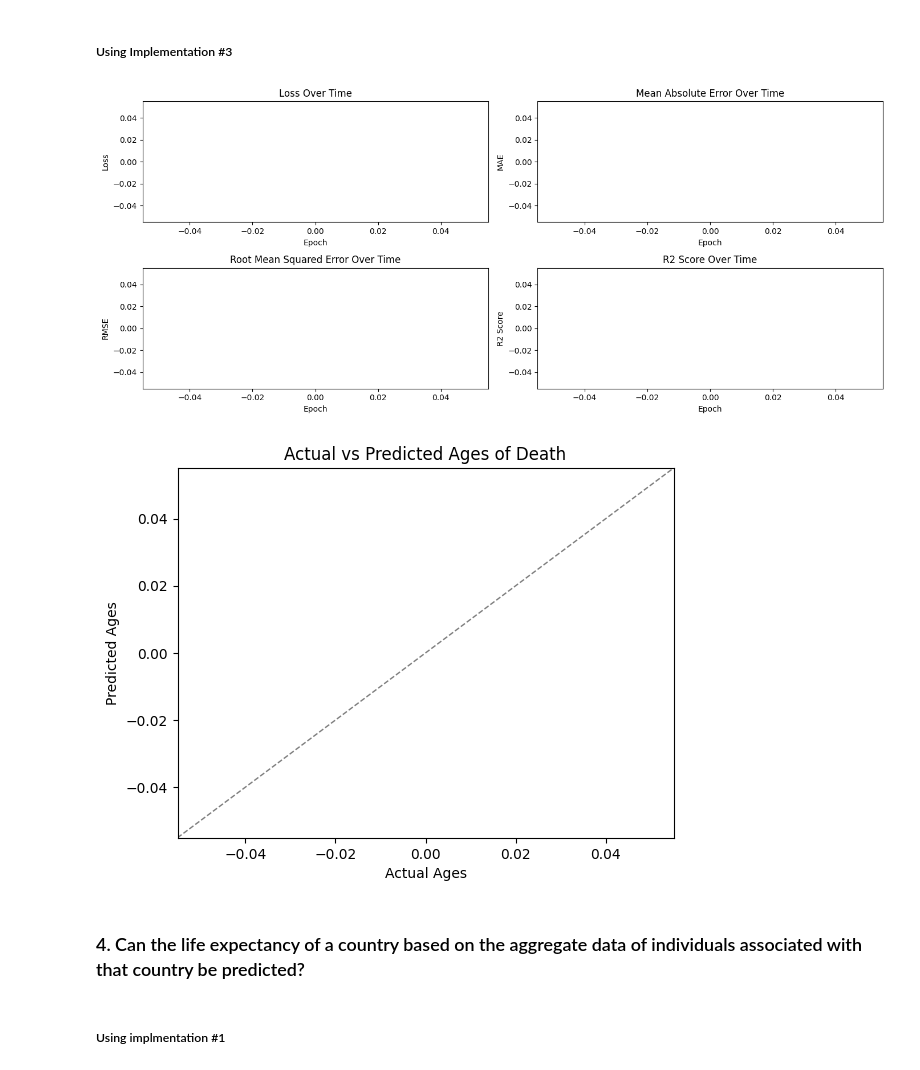
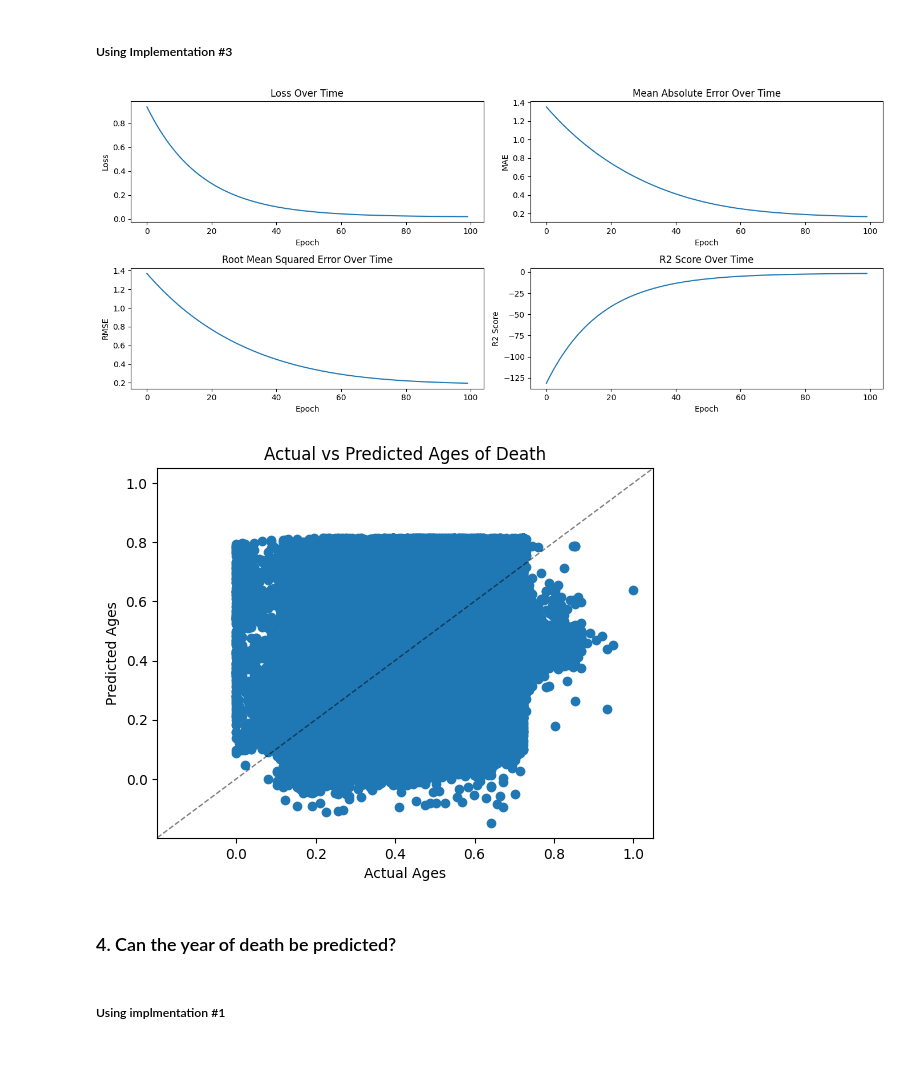
Before and after one commit to JamesHudsonn/3804ICT-Age-Analysis, a Jupyter notebook: neural_network.ipynb, the cells around one changed output. Saved outputs shown, nothing was run; the diff lists cells and outputs as text; code cells hidden in the pictures.

```diff
--- a/neural_network.ipynb
+++ b/neural_network.ipynb
@@ -28,14 +28,11 @@ categorical_features = ['Gender', 'Occupation', 'Manner of death', 'Associated C
 for cat_val in categorical_features:
     data[cat_val + '_encoded']=pd.factorize(data[cat_val])[0]
 
-# create a boolean mask to filter out rows where the "Associated Country Life Expectancy" column contains more than one value
+# create a boolean mask to filter out rows where the "Associated Country Life Expectancy" column contains more than one value (>3% of dataset)
 mask = ~data['Associated Country Life Expectancy'].astype(str).str.contains(',')
-
-# select only the rows where the mask is True
 filtered_data = data.loc[mask].copy()
-
-# remove square brackets from the "Associated Country Life Expectancy" column
-filtered_data.loc[:, 'Associated Country Life Expectancy'] = filtered_data['Associated Country Life Expectancy'].str.replace('[', '').str.replace(']', '').astype(float)
+filtered_data.loc[:, 'Associated Country Life Expectancy'] = filtered_data['Associated Country Life Expectancy'].str.replace('[', '').str.replace(']', '')
+filtered_data['Associated Country Life Expectancy'] = filtered_data['Associated Country Life Expectancy'].astype(float)
 
 # print the filtered DataFrame
 filtered_data.head()
@@ -521,31 +526,31 @@ KeyboardInterrupt:
 # %% [markdown]
 ##### Using Implementation #3
 # %%
-features = ['Gender_encoded', 'Occupation_encoded', 'Age of death', 'Death year', 'Associated Countries_encoded']
-target = 'Associated Country Life Expectancy'
+features = ['Gender_encoded', 'Occupation_encoded', 'Birth year', 'Associated Countries_encoded']
+target = 'Age of death'
 
 # create a MinMaxScaler object
 scaler = MinMaxScaler()
 filtered_data[[target + '_norm']] = scaler.fit_transform(filtered_data[[target]])
 normalized_target = target + '_norm'
 
 # normalize the categorical values
-filtered_data[['Gender_encoded', 'Occupation_encoded', 'Age of death', 'Death year', 'Associated Countries_encoded']] = scaler.fit_transform(filtered_data[['Gender_encoded', 'Occupation_encoded', 'Age of death', 'Death year', 'Associated Countries_encoded']])
+filtered_data[['Gender_encoded', 'Occupation_encoded', 'Birth year', 'Associated Countries_encoded']] = scaler.fit_transform(filtered_data[['Gender_encoded', 'Occupation_encoded', 'Birth year', 'Associated Countries_encoded']])
 
 trained_nn, scaler_Y = run_self_nn(features, normalized_target, filtered_data)
 
 # Extract features for test data and make predictions using the trained neural network
 X_test = filtered_data[features].values.T
 Y_pred = trained_nn.make_predictions(X_test, scaler_Y)
 
 # Extract actual Y values and reshape for compatibility with Y_pred then
 Y_actual = filtered_data[target].values.reshape(1, -1)
 
 trained_nn.visualise_predictions(Y_actual, Y_pred)
 # %% [output]
-[figure, old version]
+[figure, new version]
-[figure, old version]
+[figure, new version]
 # %% [markdown]
-### 4. Can the life expectancy of a country based on the aggregate data of individuals associated with that country be predicted?
+### 4. Can the year of death be predicted?
 # %% [markdown]
 ##### Using implmentation #1
```
Also changed, not shown: parts of 17 cells of this notebook.
